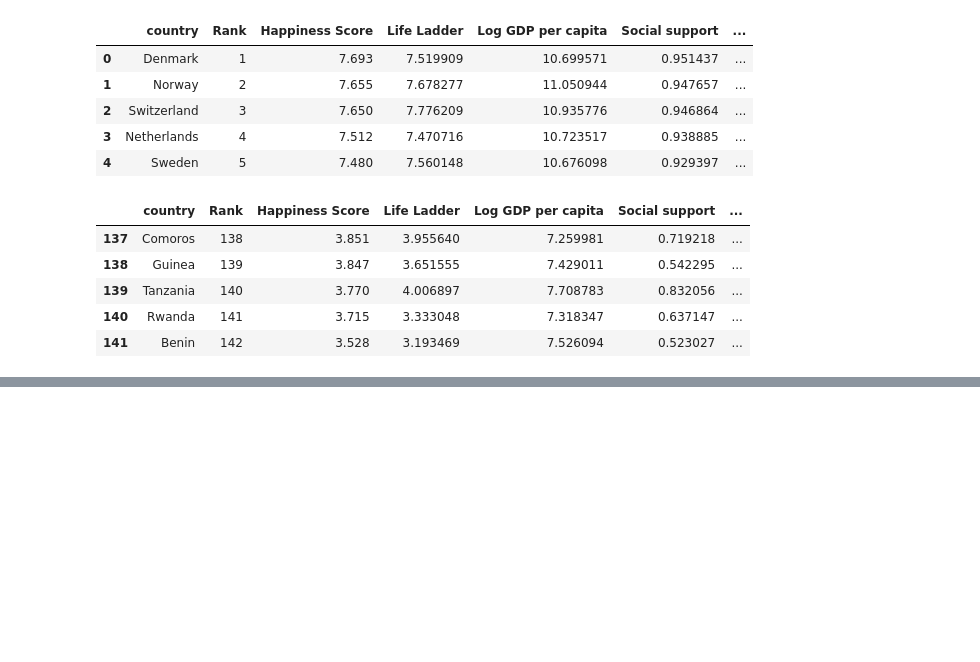
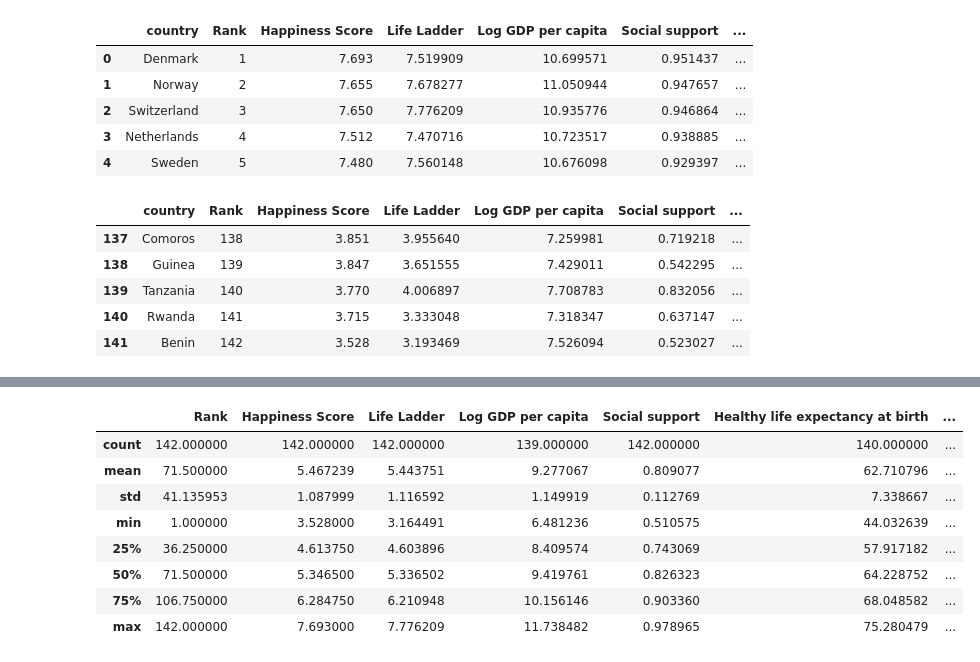
Before and after one commit to sudipto291088/Data110-Fall2025, a Jupyter notebook: Sudipto_Week2_in_class_python.ipynb, the cells around one changed output, grey strips where cells are left out. Cells and saved outputs as stored; diff of their text form; code cells hidden in the pictures; blank space fills up the shorter version.

```diff
--- a/Sudipto_Week2_in_class_python.ipynb
+++ b/Sudipto_Week2_in_class_python.ipynb
@@ -55,0 +90,12 @@ ds.tail()
+# %%
+ds.describe()
+# %% [output]
+|  | Rank | Happiness Score | Life Ladder | Log GDP per capita | Social support | Healthy life expectancy at birth | ... |
+| count | 142.000000 | 142.000000 | 142.000000 | 139.000000 | 142.000000 | 140.000000 | ... |
+| mean | 71.500000 | 5.467239 | 5.443751 | 9.277067 | 0.809077 | 62.710796 | ... |
+| std | 41.135953 | 1.087999 | 1.116592 | 1.149919 | 0.112769 | 7.338667 | ... |
+| min | 1.000000 | 3.528000 | 3.164491 | 6.481236 | 0.510575 | 44.032639 | ... |
+| 25% | 36.250000 | 4.613750 | 4.603896 | 8.409574 | 0.743069 | 57.917182 | ... |
+| 50% | 71.500000 | 5.346500 | 5.336502 | 9.419761 | 0.826323 | 64.228752 | ... |
+| 75% | 106.750000 | 6.284750 | 6.210948 | 10.156146 | 0.903360 | 68.048582 | ... |
+| max | 142.000000 | 7.693000 | 7.776209 | 11.738482 | 0.978965 | 75.280479 | ... |
```
Also changed, not shown: parts of 2 cells of this notebook.
